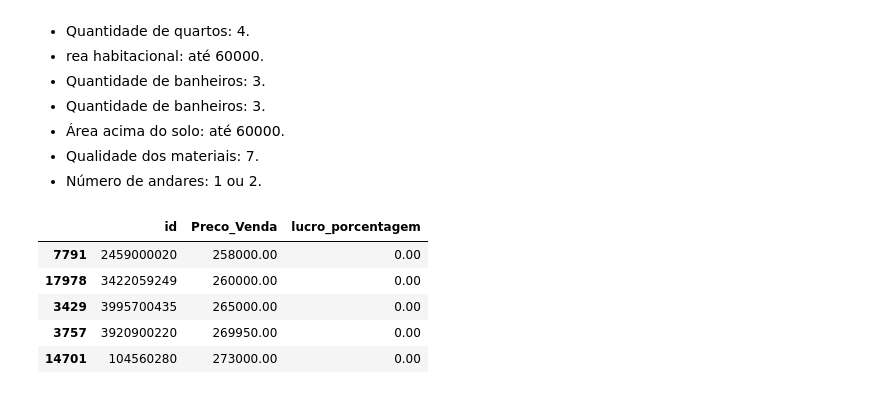
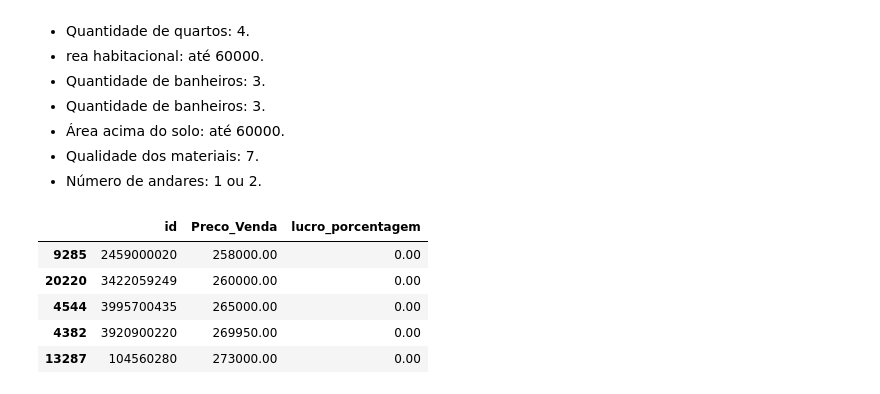
Before and after one commit to MatheusHavoc/Roof_Imoveis, a Jupyter notebook: roof_im_veis.ipynb, the cells around one changed output. Cells and saved outputs as stored; diff of their text form; code cells hidden in the pictures.

```diff
--- a/roof_im_veis.ipynb
+++ b/roof_im_veis.ipynb
@@ -498,15 +502,15 @@ Minhas recomendações por ter as melhores características e se valorizar com o
 *   Qualidade dos materiais: 7.
 *   Número de andares: 1 ou 2.
 # %%
-opcao_menor_investimento = df_nv[(df_nv.preco_group == 'Group 2') & (df_nv.Num_Quartos == 4) & (df_nv.Num_Banheiros == 3)
+opcao_menor_investimento = df_nv[(df_nv.group == 'Group 2') & (df_nv.Num_Quartos == 4) & (df_nv.Num_Banheiros == 3)
      & (df_nv.Qualidade_Material == 7 ) & (df_nv.Num_Andares <= 2 ) & (df_nv.Area_acima_soloFT <= 60000 )
       & (df_nv.Tam_Areahab_ft <= 60000)]
 opcao_menor_investimento = opcao_menor_investimento.sort_values(by=['Preco_Venda'], ascending=True).head(5)
 opcao_menor_investimento[['id','Preco_Venda','lucro_porcentagem']].head(5)
 # %% [output]
 |  | id | Preco_Venda | lucro_porcentagem |
-| 7791 | 2459000020 | 258000.00 | 0.00 |
-| 17978 | 3422059249 | 260000.00 | 0.00 |
-| 3429 | 3995700435 | 265000.00 | 0.00 |
-| 3757 | 3920900220 | 269950.00 | 0.00 |
-| 14701 | 104560280 | 273000.00 | 0.00 |
+| 9285 | 2459000020 | 258000.00 | 0.00 |
+| 20220 | 3422059249 | 260000.00 | 0.00 |
+| 4544 | 3995700435 | 265000.00 | 0.00 |
+| 4382 | 3920900220 | 269950.00 | 0.00 |
+| 13287 | 104560280 | 273000.00 | 0.00 |
```
Also changed, not shown: parts of 11 cells of this notebook.
